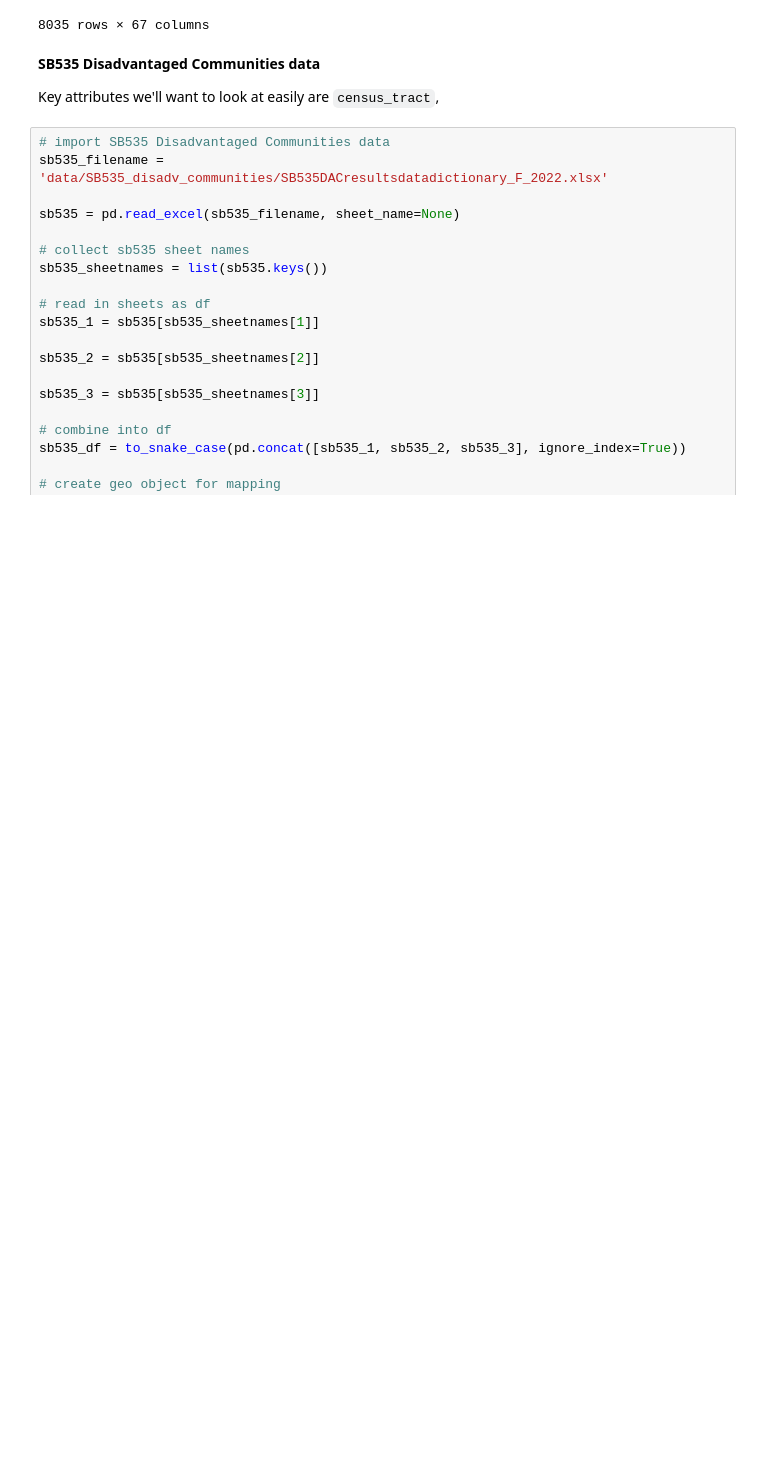
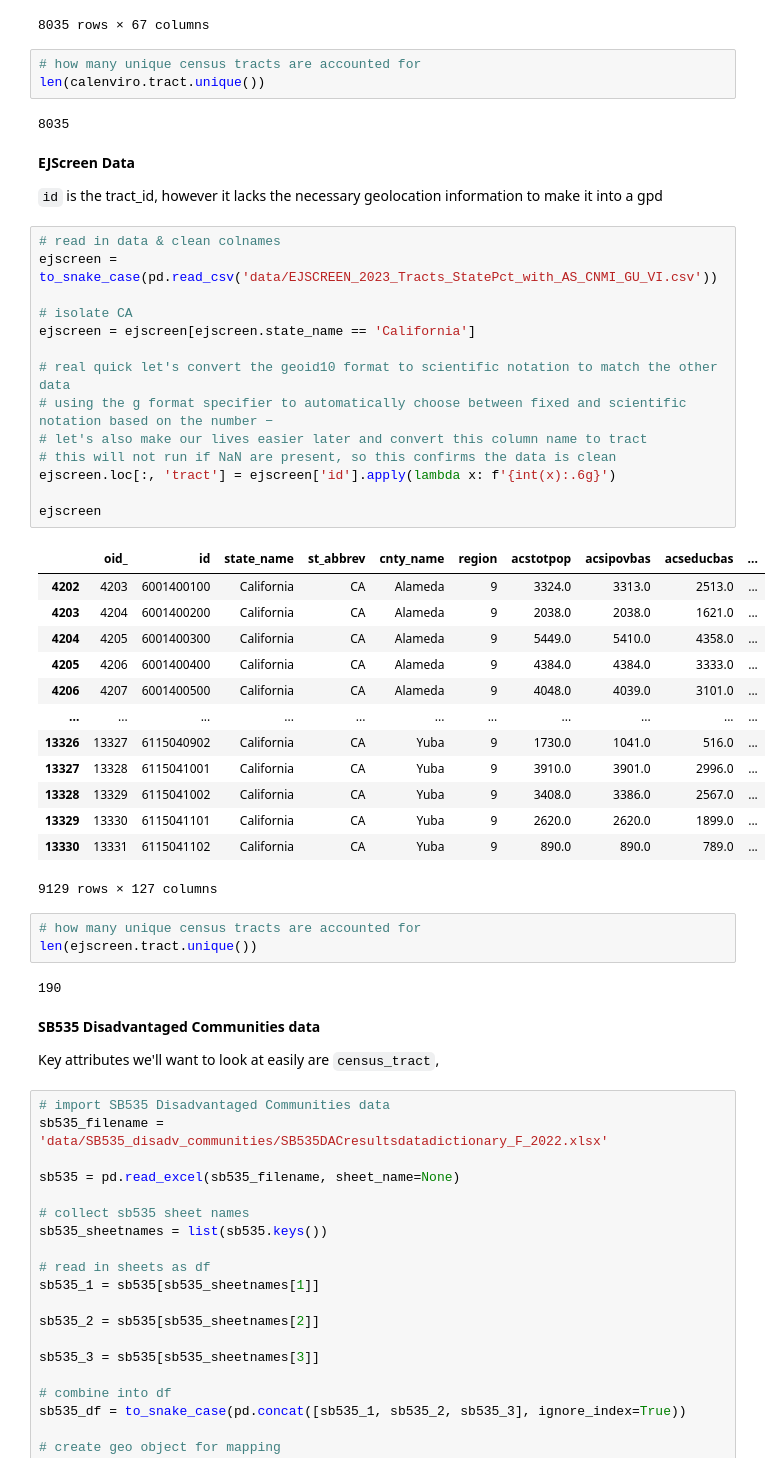
Before and after one commit to The2035Initiative/cca_grid_modeling_project, a Jupyter notebook: simple_wkflw.ipynb, the cells around one changed output. Saved outputs shown, nothing was run; the diff lists cells and outputs as text; blank space fills up the shorter version.

```diff
--- a/simple_wkflw.ipynb
+++ b/simple_wkflw.ipynb
@@ -76,6 +76,48 @@ calenviro
 | 8033 | 6.037534e+09 | 90201 | Los Angeles | Bell | 6986 | 62.931044 | 97.049924 | 0.046325 | 46.994400 | 12.019728 | ... | ... |
 | 8034 | 6.037534e+09 | 90201 | Los Angeles | Bell Gardens | 2358 | 63.315048 | 97.226425 | 0.047165 | 50.541381 | 12.025885 | ... | ... |
 8035 rows × 67 columns
+# %%
+# how many unique census tracts are accounted for
+len(calenviro.tract.unique())
+# %% [output]
+8035
+# %% [markdown]
+**EJScreen Data**
+
+`id` is the tract_id, however it lacks the necessary geolocation information to make it into a gpd
+# %%
+# read in data & clean colnames
+ejscreen = to_snake_case(pd.read_csv('data/EJSCREEN_2023_Tracts_StatePct_with_AS_CNMI_GU_VI.csv'))
+
+# isolate CA
+ejscreen = ejscreen[ejscreen.state_name == 'California']
+
+# real quick let's convert the geoid10 format to scientific notation to match the other data
+# using the g format specifier to automatically choose between fixed and scientific notation based on the number −
+# let's also make our lives easier later and convert this column name to tract
+# this will not run if NaN are present, so this confirms the data is clean
+ejscreen.loc[:, 'tract'] = ejscreen['id'].apply(lambda x: f'{int(x):.6g}')
+
+ejscreen
+# %% [output]
+|  | oid_ | id | state_name | st_abbrev | cnty_name | region | acstotpop | acsipovbas | acseducbas | ... |
+| 4202 | 4203 | 6001400100 | California | CA | Alameda | 9 | 3324.0 | 3313.0 | 2513.0 | ... |
+| 4203 | 4204 | 6001400200 | California | CA | Alameda | 9 | 2038.0 | 2038.0 | 1621.0 | ... |
+| 4204 | 4205 | 6001400300 | California | CA | Alameda | 9 | 5449.0 | 5410.0 | 4358.0 | ... |
+| 4205 | 4206 | 6001400400 | California | CA | Alameda | 9 | 4384.0 | 4384.0 | 3333.0 | ... |
+| 4206 | 4207 | 6001400500 | California | CA | Alameda | 9 | 4048.0 | 4039.0 | 3101.0 | ... |
+| ... | ... | ... | ... | ... | ... | ... | ... | ... | ... | ... |
+| 13326 | 13327 | 6115040902 | California | CA | Yuba | 9 | 1730.0 | 1041.0 | 516.0 | ... |
+| 13327 | 13328 | 6115041001 | California | CA | Yuba | 9 | 3910.0 | 3901.0 | 2996.0 | ... |
+| 13328 | 13329 | 6115041002 | California | CA | Yuba | 9 | 3408.0 | 3386.0 | 2567.0 | ... |
+| 13329 | 13330 | 6115041101 | California | CA | Yuba | 9 | 2620.0 | 2620.0 | 1899.0 | ... |
+| 13330 | 13331 | 6115041102 | California | CA | Yuba | 9 | 890.0 | 890.0 | 789.0 | ... |
+9129 rows × 127 columns
+# %%
+# how many unique census tracts are accounted for
+len(ejscreen.tract.unique())
+# %% [output]
+190
 # %% [markdown]
 **SB535 Disadvantaged Communities data**
 
```
Also changed, not shown: parts of 10 cells of this notebook, 3 other files.
